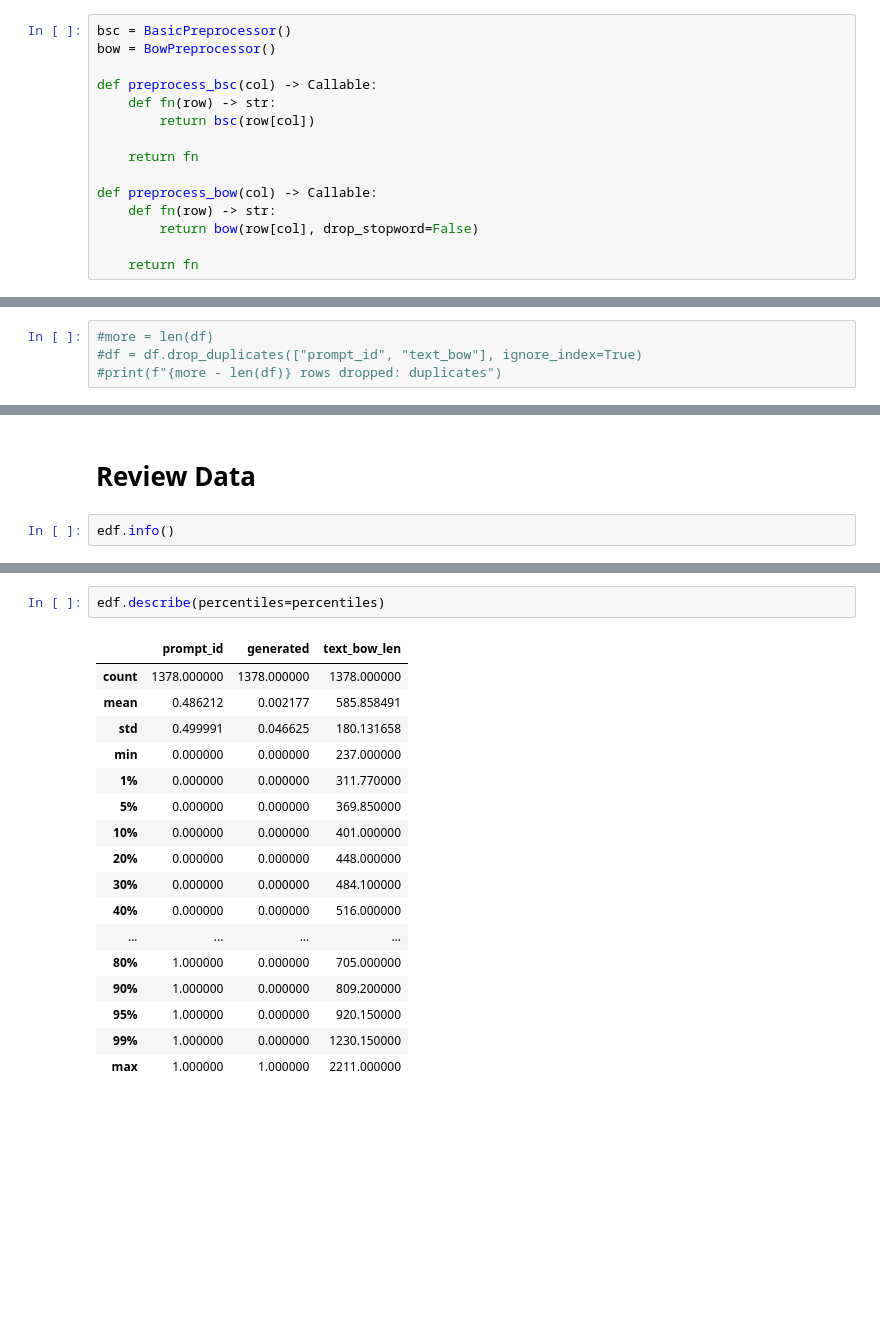
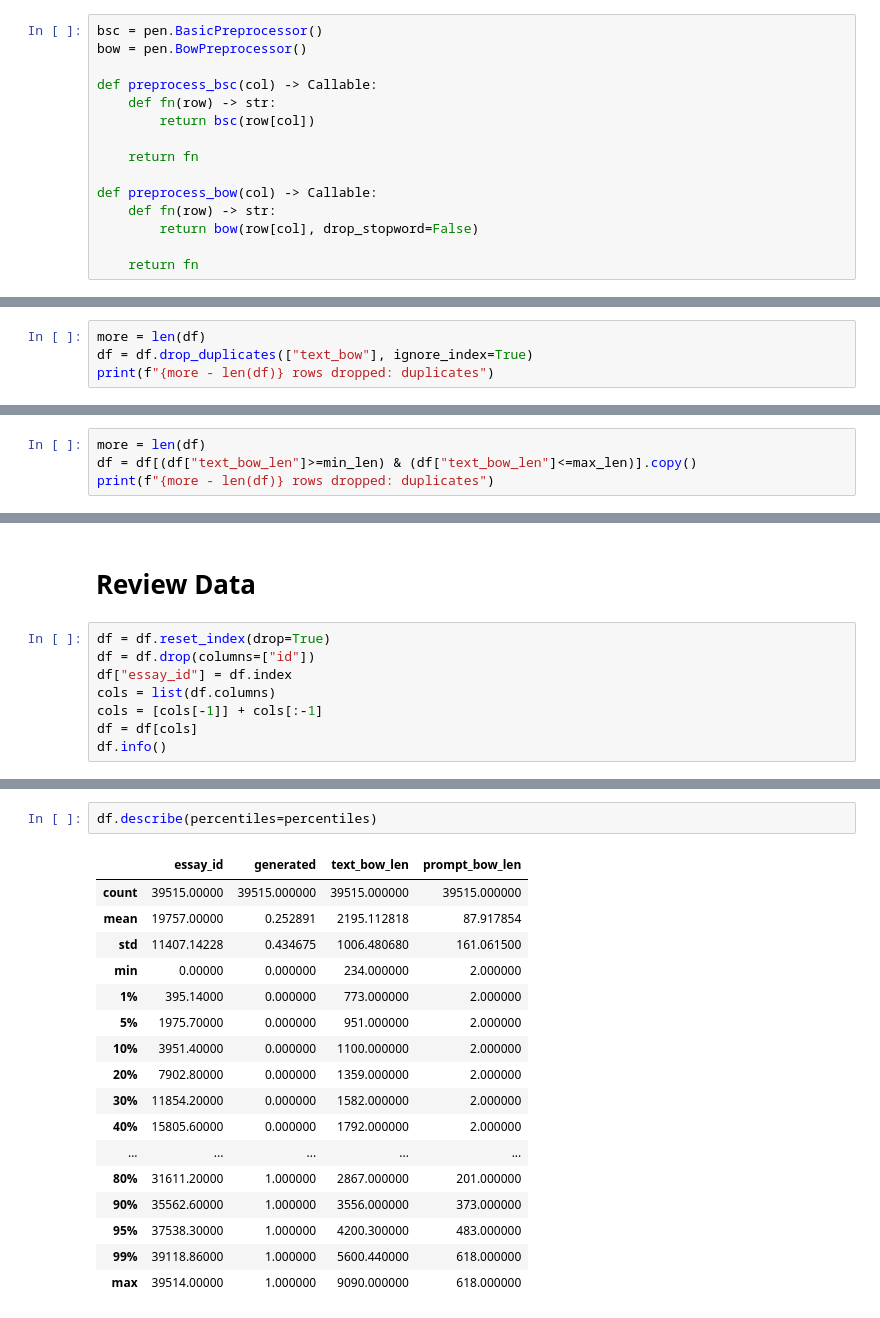
Before and after one commit to seahrh/kaggle-detect-ai-generated-text-2023, a Jupyter notebook: 10_preprocess.ipynb, the cells around one changed output, grey strips where cells are left out. Drawn from its saved outputs; the diff is of its cells as text; blank space fills up the shorter version.

Commit message:
preprocess: combined external datasets

```diff
--- a/10_preprocess.ipynb
+++ b/10_preprocess.ipynb
@@ -84,8 +124,8 @@ memory usage: 196.0+ bytes
 # %% [markdown]
 # Preprocess Text
 # %%
-bsc = BasicPreprocessor()
-bow = BowPreprocessor()
+bsc = pen.BasicPreprocessor()
+bow = pen.BowPreprocessor()
 
 def preprocess_bsc(col) -> Callable:
     def fn(row) -> str:
@@ -120,4 +161,4 @@ text
 # %%
-#more = len(df)
-#df = df.drop_duplicates(["prompt_id", "text_bow"], ignore_index=True)
-#print(f"{more - len(df)} rows dropped: duplicates")
+more = len(df)
+df = df.drop_duplicates(["text_bow"], ignore_index=True)
+print(f"{more - len(df)} rows dropped: duplicates")
@@ -123,0 +167,4 @@ text
+# %%
+more = len(df)
+df = df[(df["text_bow_len"]>=min_len) & (df["text_bow_len"]<=max_len)].copy()
+print(f"{more - len(df)} rows dropped: duplicates")
@@ -124,6 +173,12 @@ text
 # %% [markdown]
 # Review Data
 # %%
-edf.info()
+df = df.reset_index(drop=True)
+df = df.drop(columns=["id"])
+df["essay_id"] = df.index
+cols = list(df.columns)
+cols = [cols[-1]] + cols[:-1]
+df = df[cols]
+df.info()
 # %% [output]
 <class 'pandas.core.frame.DataFrame'>
@@ -143,20 +202,20 @@ memory usage: 58.0+ KB
 # %%
-edf.describe(percentiles=percentiles)
+df.describe(percentiles=percentiles)
 # %% [output]
-|  | prompt_id | generated | text_bow_len |
-| count | 1378.000000 | 1378.000000 | 1378.000000 |
-| mean | 0.486212 | 0.002177 | 585.858491 |
-| std | 0.499991 | 0.046625 | 180.131658 |
-| min | 0.000000 | 0.000000 | 237.000000 |
-| 1% | 0.000000 | 0.000000 | 311.770000 |
-| 5% | 0.000000 | 0.000000 | 369.850000 |
-| 10% | 0.000000 | 0.000000 | 401.000000 |
-| 20% | 0.000000 | 0.000000 | 448.000000 |
-| 30% | 0.000000 | 0.000000 | 484.100000 |
-| 40% | 0.000000 | 0.000000 | 516.000000 |
-| ... | ... | ... | ... |
-| 80% | 1.000000 | 0.000000 | 705.000000 |
-| 90% | 1.000000 | 0.000000 | 809.200000 |
-| 95% | 1.000000 | 0.000000 | 920.150000 |
-| 99% | 1.000000 | 0.000000 | 1230.150000 |
-| max | 1.000000 | 1.000000 | 2211.000000 |
+|  | essay_id | generated | text_bow_len | prompt_bow_len |
+| count | 39515.00000 | 39515.000000 | 39515.000000 | 39515.000000 |
+| mean | 19757.00000 | 0.252891 | 2195.112818 | 87.917854 |
+| std | 11407.14228 | 0.434675 | 1006.480680 | 161.061500 |
+| min | 0.00000 | 0.000000 | 234.000000 | 2.000000 |
+| 1% | 395.14000 | 0.000000 | 773.000000 | 2.000000 |
+| 5% | 1975.70000 | 0.000000 | 951.000000 | 2.000000 |
+| 10% | 3951.40000 | 0.000000 | 1100.000000 | 2.000000 |
+| 20% | 7902.80000 | 0.000000 | 1359.000000 | 2.000000 |
+| 30% | 11854.20000 | 0.000000 | 1582.000000 | 2.000000 |
+| 40% | 15805.60000 | 0.000000 | 1792.000000 | 2.000000 |
+| ... | ... | ... | ... | ... |
+| 80% | 31611.20000 | 1.000000 | 2867.000000 | 201.000000 |
+| 90% | 35562.60000 | 1.000000 | 3556.000000 | 373.000000 |
+| 95% | 37538.30000 | 1.000000 | 4200.300000 | 483.000000 |
+| 99% | 39118.86000 | 1.000000 | 5600.440000 | 618.000000 |
+| max | 39514.00000 | 1.000000 | 9090.000000 | 618.000000 |
```
Also changed, not shown: parts of 26 cells of this notebook, 2 other files.
